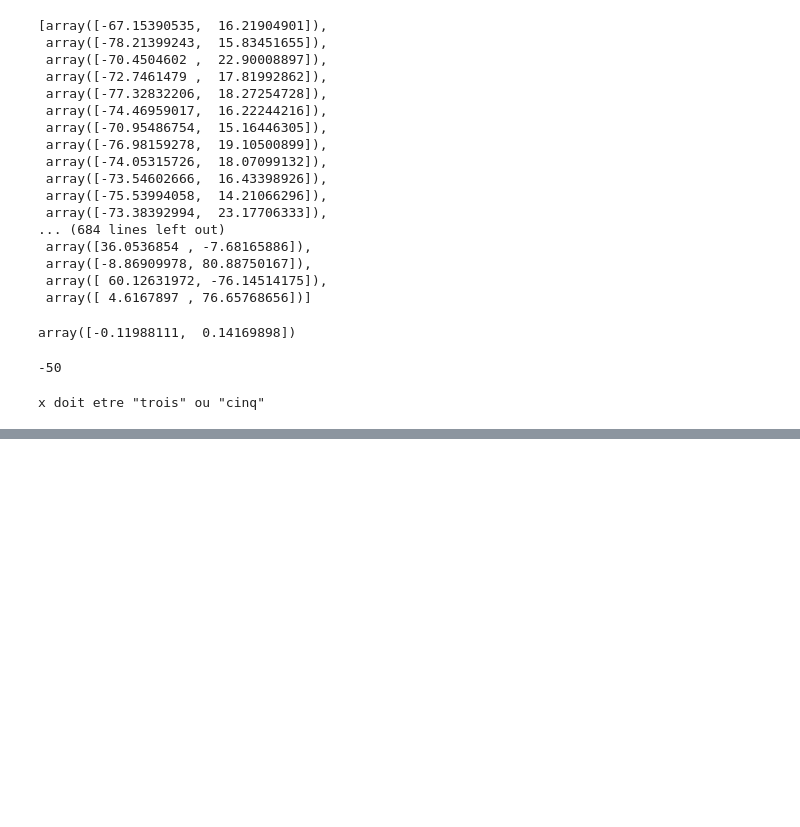
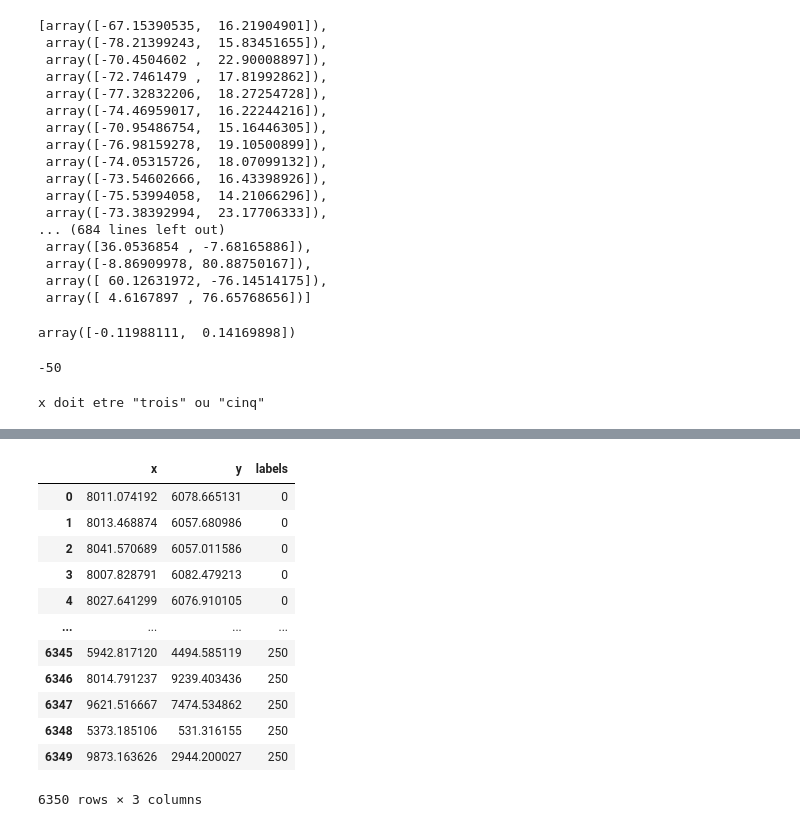
Before and after one commit to ElianaRenzo/pdm, a Jupyter notebook: My_codes/DataGenerator.ipynb, the cells around one changed output, grey strips where cells are left out. Cells and saved outputs as stored; diff of their text form; code cells hidden in the pictures; blank space fills up the shorter version.

```diff
--- a/My_codes/DataGenerator.ipynb
+++ b/My_codes/DataGenerator.ipynb
@@ -394,0 +482,5 @@ x doit etre "trois" ou "cinq"
+# %%
+df_xy = pd.DataFrame(datagen.Get_Collected(), columns = ['x','y'])
+# %%
+df_l = pd.DataFrame(datagen.truelabels, columns = ['labels'])
+df_l
@@ -394,0 +501,18 @@ x doit etre "trois" ou "cinq"
+# %%
+df_final = pd.concat([df_xy, df_l], axis = 1)
+# %%
+df_final
+# %% [output]
+|  | x | y | labels |
+| 0 | 8011.074192 | 6078.665131 | 0 |
+| 1 | 8013.468874 | 6057.680986 | 0 |
+| 2 | 8041.570689 | 6057.011586 | 0 |
+| 3 | 8007.828791 | 6082.479213 | 0 |
+| 4 | 8027.641299 | 6076.910105 | 0 |
+| ... | ... | ... | ... |
+| 6345 | 5942.817120 | 4494.585119 | 250 |
+| 6346 | 8014.791237 | 9239.403436 | 250 |
+| 6347 | 9621.516667 | 7474.534862 | 250 |
+| 6348 | 5373.185106 | 531.316155 | 250 |
+| 6349 | 9873.163626 | 2944.200027 | 250 |
+6350 rows × 3 columns
```
Also changed, not shown: parts of 17 cells of this notebook, 2 other files.
